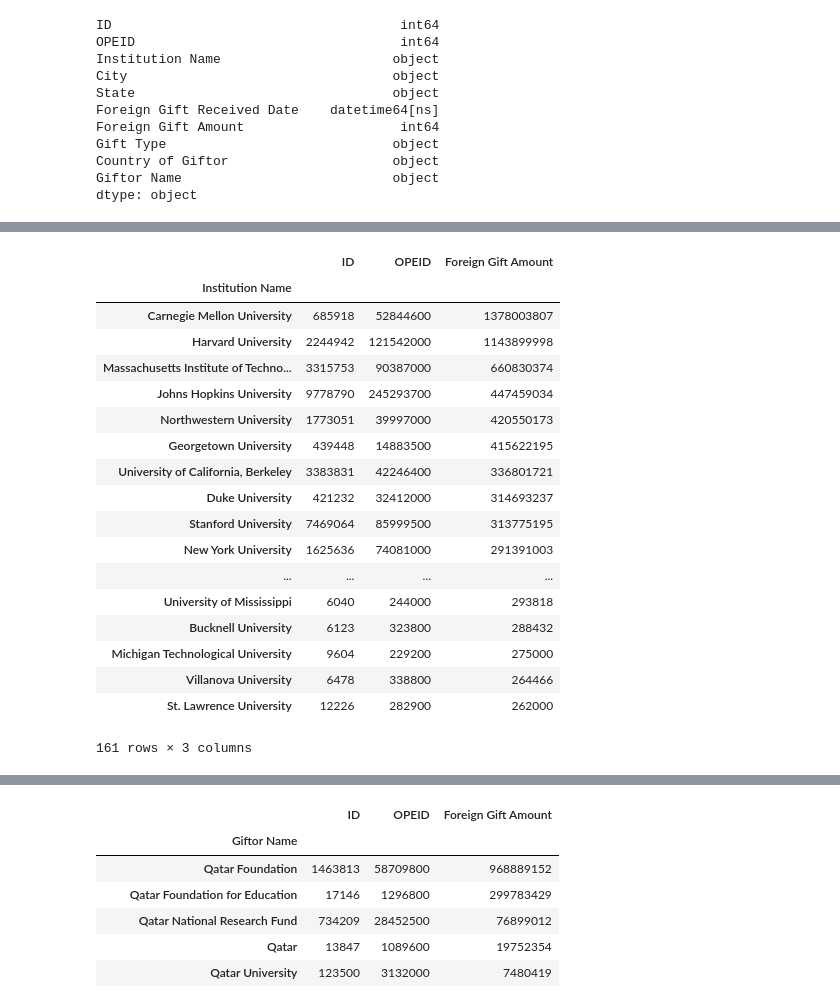
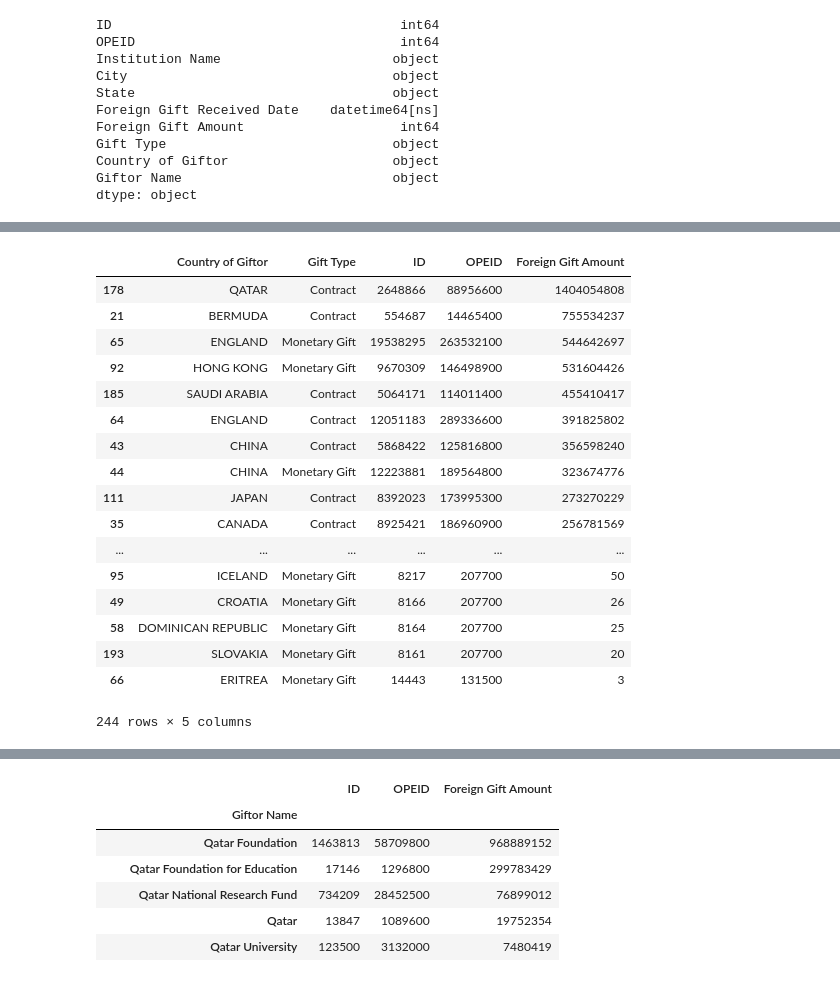
Before and after one commit to Humera97/Data-Studio, a Jupyter notebook: us_college_foreign_gifts/Cleaning and Exploring Data.ipynb, the cells around one changed output, grey strips where cells are left out. Cells and saved outputs as stored; diff of their text form; code cells hidden in the pictures.

```diff
--- a/us_college_foreign_gifts/Cleaning and Exploring Data.ipynb
+++ b/us_college_foreign_gifts/Cleaning and Exploring Data.ipynb
@@ -90,22 +91,22 @@ df.groupby(by='Institution Name').count().sort_values(by='Foreign Gift Amount',a
 # %%
-df.groupby(by='Institution Name').sum().sort_values(by='Foreign Gift Amount',ascending = False)
+df.groupby(by= ['Country of Giftor','Gift Type'],
+           as_index = False).sum().sort_values(by='Foreign Gift Amount', ascending = False)
 # %% [output]
-|  | ID | OPEID | Foreign Gift Amount |
-| Institution Name |  |  |  |
-| Carnegie Mellon University | 685918 | 52844600 | 1378003807 |
-| Harvard University | 2244942 | 121542000 | 1143899998 |
-| Massachusetts Institute of Techno... | 3315753 | 90387000 | 660830374 |
-| Johns Hopkins University | 9778790 | 245293700 | 447459034 |
-| Northwestern University | 1773051 | 39997000 | 420550173 |
-| Georgetown University | 439448 | 14883500 | 415622195 |
-| University of California, Berkeley | 3383831 | 42246400 | 336801721 |
-| Duke University | 421232 | 32412000 | 314693237 |
-| Stanford University | 7469064 | 85999500 | 313775195 |
-| New York University | 1625636 | 74081000 | 291391003 |
-| ... | ... | ... | ... |
-| University of Mississippi | 6040 | 244000 | 293818 |
-| Bucknell University | 6123 | 323800 | 288432 |
-| Michigan Technological University | 9604 | 229200 | 275000 |
-| Villanova University | 6478 | 338800 | 264466 |
-| St. Lawrence University | 12226 | 282900 | 262000 |
+|  | Country of Giftor | Gift Type | ID | OPEID | Foreign Gift Amount |
+| 178 | QATAR | Contract | 2648866 | 88956600 | 1404054808 |
+| 21 | BERMUDA | Contract | 554687 | 14465400 | 755534237 |
+| 65 | ENGLAND | Monetary Gift | 19538295 | 263532100 | 544642697 |
+| 92 | HONG KONG | Monetary Gift | 9670309 | 146498900 | 531604426 |
+| 185 | SAUDI ARABIA | Contract | 5064171 | 114011400 | 455410417 |
+| 64 | ENGLAND | Contract | 12051183 | 289336600 | 391825802 |
+| 43 | CHINA | Contract | 5868422 | 125816800 | 356598240 |
+| 44 | CHINA | Monetary Gift | 12223881 | 189564800 | 323674776 |
+| 111 | JAPAN | Contract | 8392023 | 173995300 | 273270229 |
+| 35 | CANADA | Contract | 8925421 | 186960900 | 256781569 |
+| ... | ... | ... | ... | ... | ... |
+| 95 | ICELAND | Monetary Gift | 8217 | 207700 | 50 |
+| 49 | CROATIA | Monetary Gift | 8166 | 207700 | 26 |
+| 58 | DOMINICAN REPUBLIC | Monetary Gift | 8164 | 207700 | 25 |
+| 193 | SLOVAKIA | Monetary Gift | 8161 | 207700 | 20 |
+| 66 | ERITREA | Monetary Gift | 14443 | 131500 | 3 |
-161 rows × 3 columns
+244 rows × 5 columns
```
Also changed, not shown: parts of 34 cells of this notebook, 1 other file.
